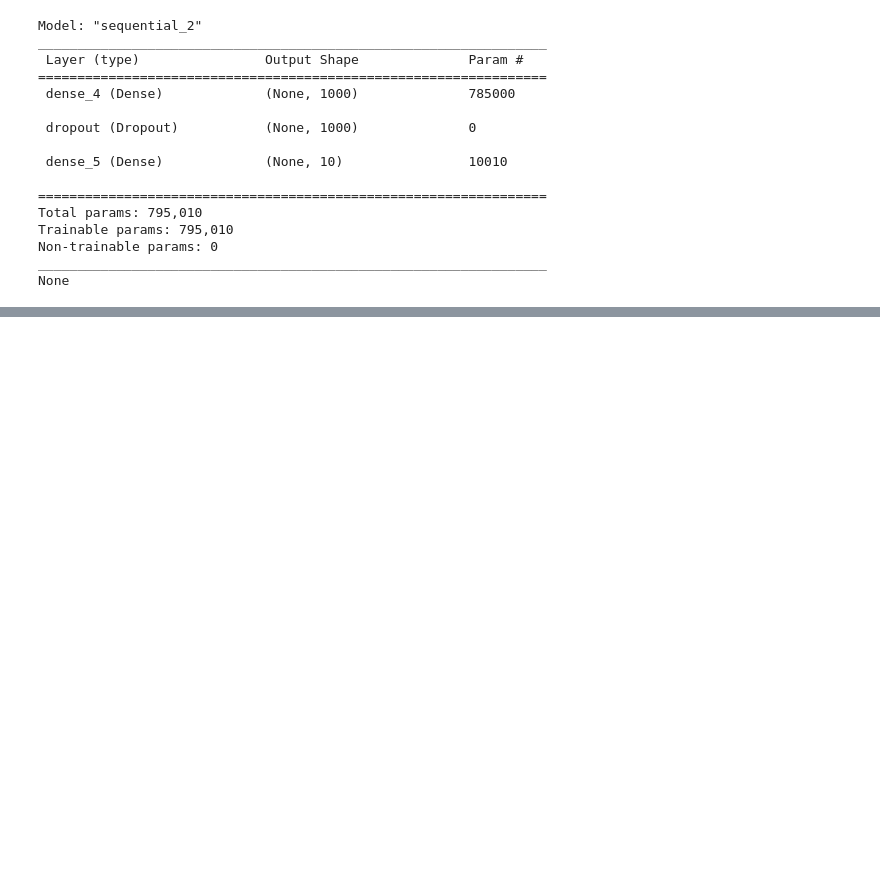
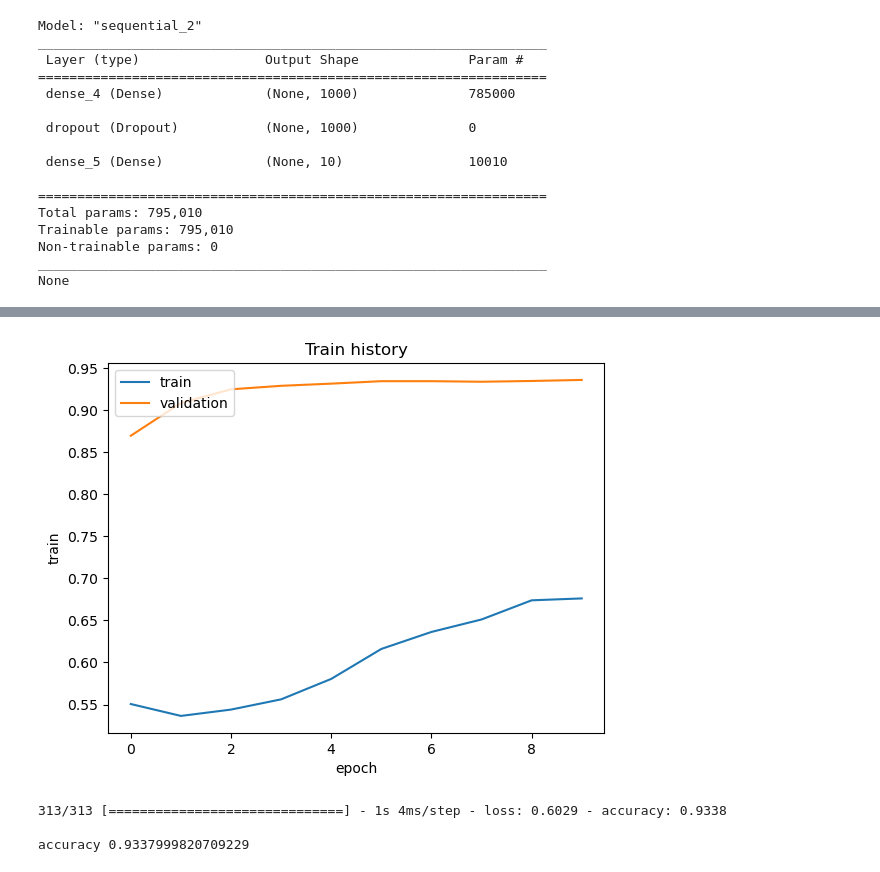
Before and after one commit to richardhsieh18/KerasPrac, a Jupyter notebook: KerasMLPTest.ipynb, the cells around one changed output, grey strips where cells are left out. Drawn from its saved outputs; the diff is of its cells as text; code cells hidden in the pictures; blank space fills up the shorter version.

```diff
--- a/KerasMLPTest.ipynb
+++ b/KerasMLPTest.ipynb
@@ -393,6 +395,6 @@ Non-trainable params: 0
 _________________________________________________________________
 None
 # %%
-train_history=model.fit(x=x_Train_normalize,y=y_TrainOneHot,validation_split=0.2,epochs=10,batch_size=200,verbose=2)
+train_history=model.fit(x=x_Train_normalize,y=y_Train_OneHot,validation_split=0.2,epochs=10,batch_size=200,verbose=2)
 show_train_history(train_history,'accuracy','val_accuracy')
 # %% [output]
@@ -400,7 +421,12 @@ NameError: name 'y_TrainOneHot' is not defined
+[figure, added]
 # %%
-scores=model.evaluate(x_Test_normalize,y_TestOneHot)
+scores=model.evaluate(x_Test_normalize,y_Test_OneHot)
 print()
 print('accuracy',scores[1])
+# %% [output]
+313/313 [==============================] - 1s 4ms/step - loss: 0.6029 - accuracy: 0.9338
+
+accuracy 0.9337999820709229
 # %%
 model = Sequential()
 
```
Also changed, not shown: parts of 12 cells of this notebook, 1 other file.
